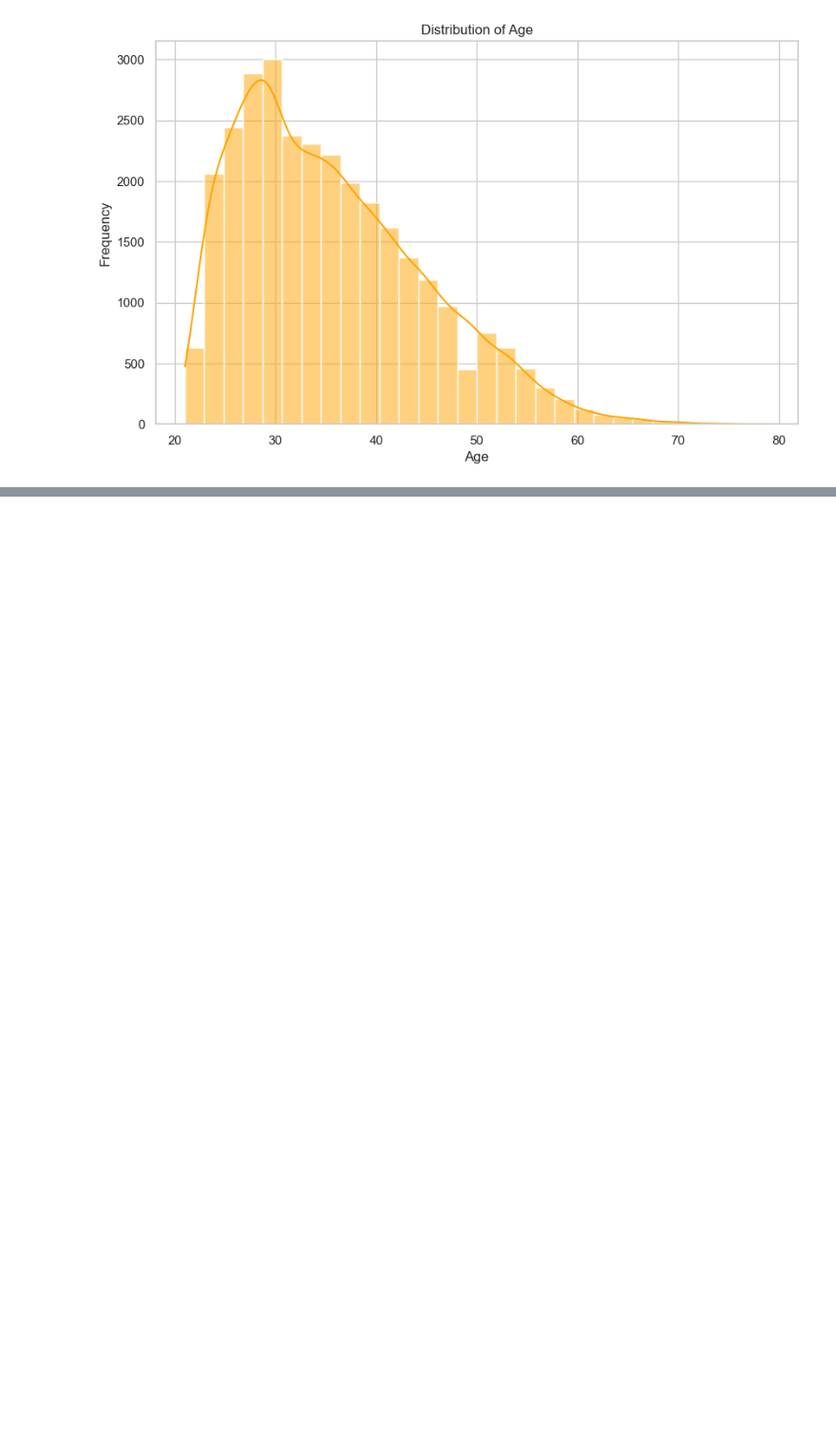
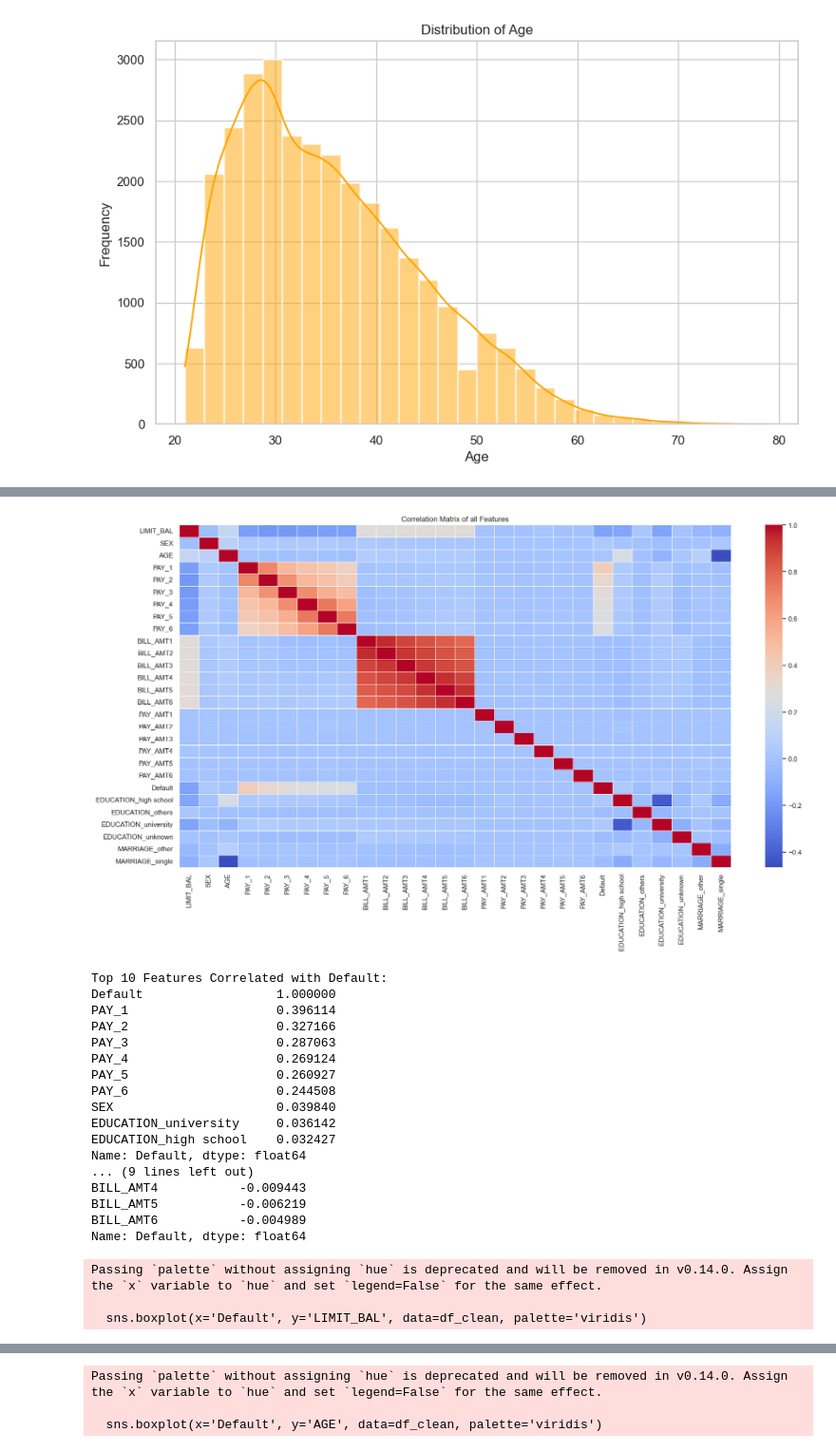
Before and after one commit to IIxoskeletonII/Data-Science-in-Action-Homework, a Jupyter notebook: Homework2/Homework2_Credit_Card_Default.ipynb, the cells around one changed output, grey strips where cells are left out. Shown at 95% size. Drawn from its saved outputs; the diff is of its cells as text; code cells hidden in the pictures; blank space fills up the shorter version.

```diff
--- a/Homework2/Homework2_Credit_Card_Default.ipynb
+++ b/Homework2/Homework2_Credit_Card_Default.ipynb
@@ -126,0 +191,54 @@ Passing `palette` without assigning `hue` is deprecated and will be removed in v
+# %%
+#1. Correlation Matrix
+#we calculate the correlation of all features with each other
+plt.figure(figsize=(20, 10))
+corr = df_clean.corr()
+sns.heatmap(corr, annot=False, cmap='coolwarm', linewidths=0.5)
+plt.title('Correlation Matrix of all Features')
+plt.show()
+
+#2. Check Top Correlations with Target ('Default')
+#this helps us identify the most important predictors immediately
+print("Top 10 Features Correlated with Default:")
+print(corr['Default'].sort_values(ascending=False).head(10))
+print("\nTop 10 Features Negatively Correlated with Default:")
+print(corr['Default'].sort_values(ascending=True).head(10))
+
+#3. Visualizing Key Features vs Default
+#Boxplot for Limit Balance vs Default
+plt.figure(figsize=(10, 6))
+sns.boxplot(x='Default', y='LIMIT_BAL', data=df_clean, palette='viridis')
+plt.title('Credit Limit Distribution by Default Status')
+plt.xlabel('Default (0: No, 1: Yes)')
+plt.ylabel('Limit Balance')
+plt.show()
+
+#Boxplot for Age vs Default
+plt.figure(figsize=(10, 6))
+sns.boxplot(x='Default', y='AGE', data=df_clean, palette='viridis')
+plt.title('Age Distribution by Default Status')
+plt.xlabel('Default (0: No, 1: Yes)')
+plt.ylabel('Age')
+plt.show()
+# %% [output]
+[figure, added]
+Top 10 Features Correlated with Default:
+Default                  1.000000
+PAY_1                    0.396114
+PAY_2                    0.327166
+PAY_3                    0.287063
+PAY_4                    0.269124
+PAY_5                    0.260927
+PAY_6                    0.244508
+SEX                      0.039840
+EDUCATION_university     0.036142
+EDUCATION_high school    0.032427
+Name: Default, dtype: float64
+... (9 lines left out)
+BILL_AMT4           -0.009443
+BILL_AMT5           -0.006219
+BILL_AMT6           -0.004989
+Name: Default, dtype: float64
+Passing `palette` without assigning `hue` is deprecated and will be removed in v0.14.0. Assign the `x` variable to `hue` and set `legend=False` for the same effect.
+
+  sns.boxplot(x='Default', y='LIMIT_BAL', data=df_clean, palette='viridis')
@@ -126,0 +246,3 @@ Passing `palette` without assigning `hue` is deprecated and will be removed in v
+Passing `palette` without assigning `hue` is deprecated and will be removed in v0.14.0. Assign the `x` variable to `hue` and set `legend=False` for the same effect.
+
+  sns.boxplot(x='Default', y='AGE', data=df_clean, palette='viridis')
```
Also changed, not shown: parts of 6 cells of this notebook.
